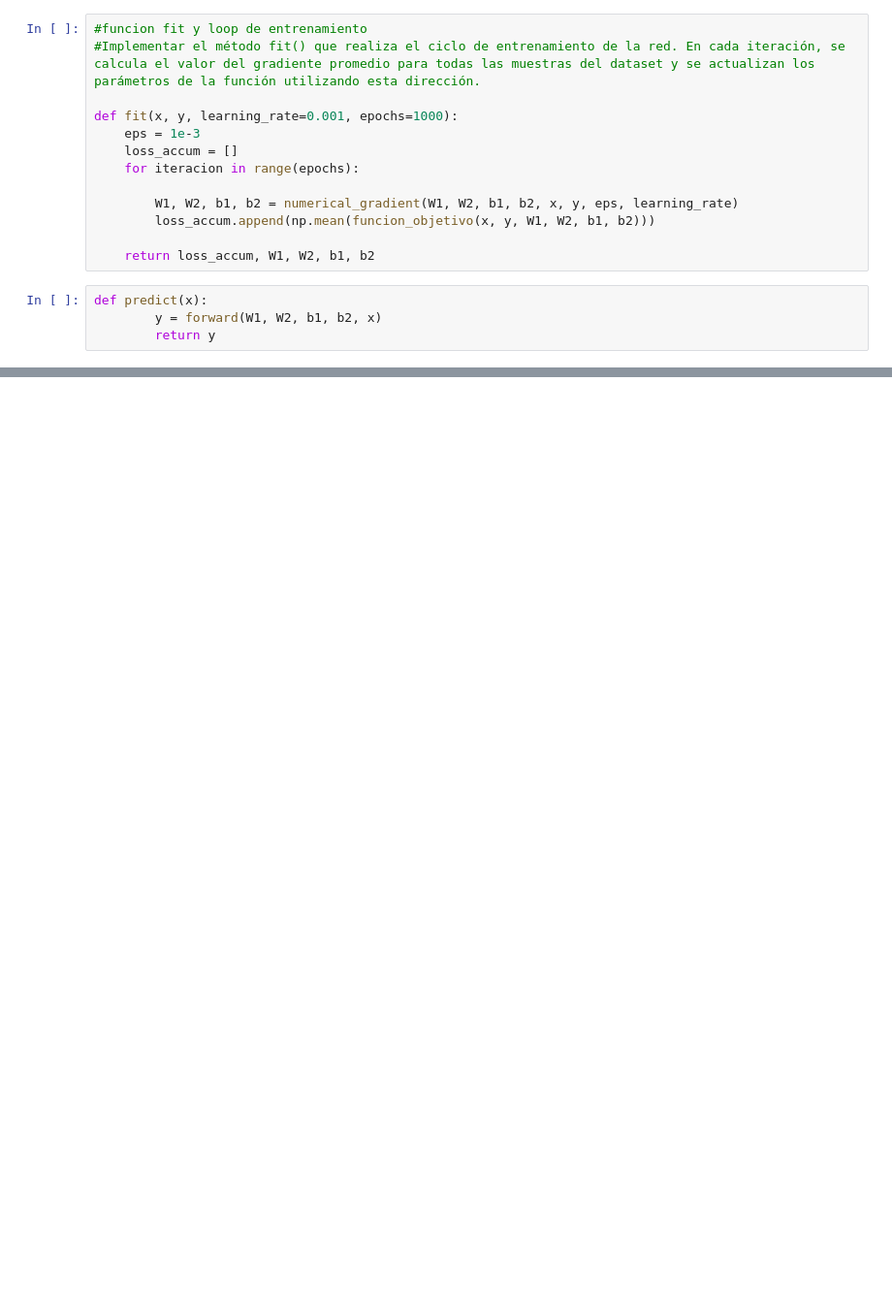
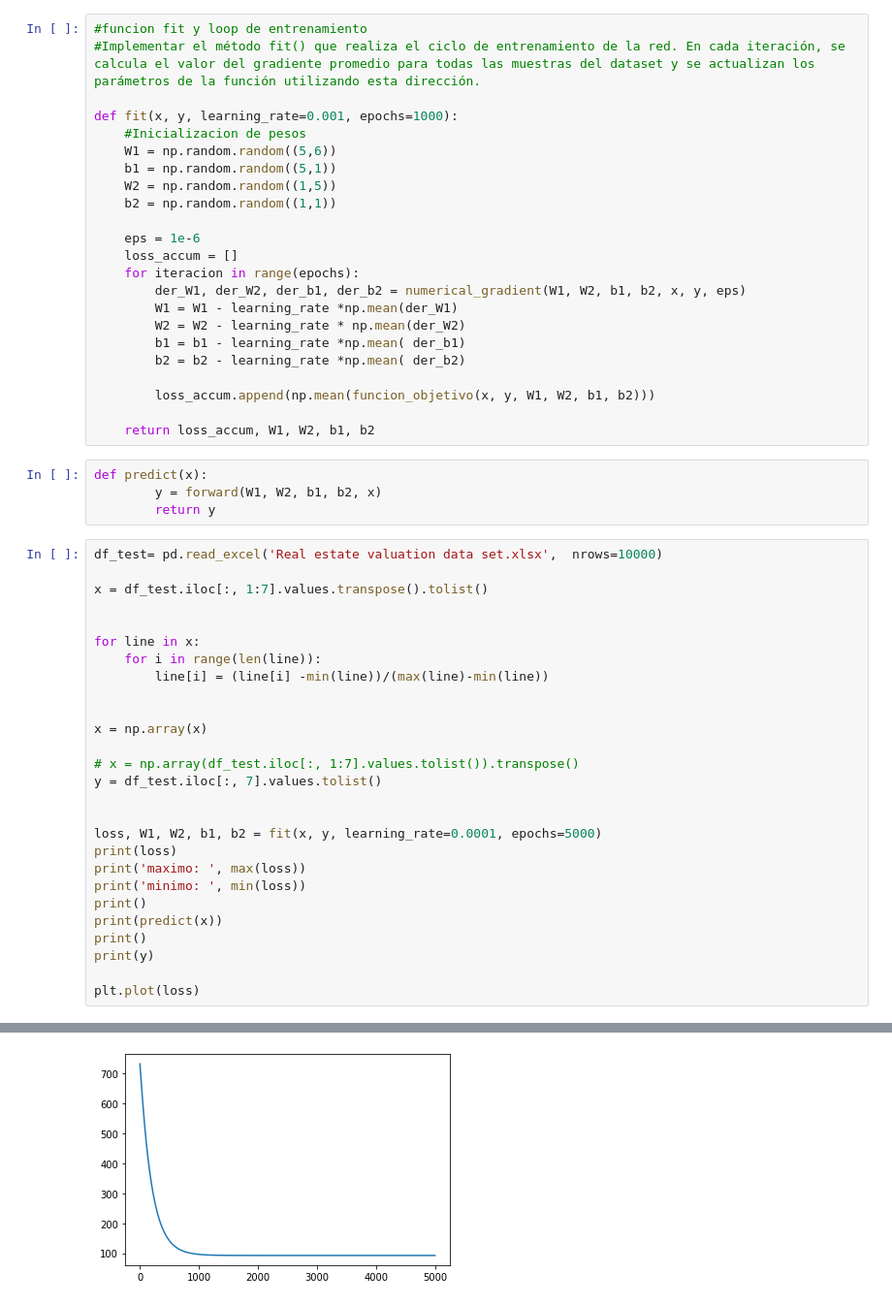
Before and after one commit to patogule/Tp2_metodos, a Jupyter notebook: template.ipynb, the cells around one changed output, grey strips where cells are left out. Shown: that part at 97% size. Saved outputs shown, nothing was run; the diff lists cells and outputs as text; blank space fills up the shorter version.

```diff
--- a/template.ipynb
+++ b/template.ipynb
@@ -49,11 +148,21 @@ def numerical_gradient(W1, W2, b1, b2, x, y, epsilon, alfa):
 #Implementar el método fit() que realiza el ciclo de entrenamiento de la red. En cada iteración, se calcula el valor del gradiente promedio para todas las muestras del dataset y se actualizan los parámetros de la función utilizando esta dirección.
 
 def fit(x, y, learning_rate=0.001, epochs=1000):
-    eps = 1e-3
+    #Inicializacion de pesos
+    W1 = np.random.random((5,6))
+    b1 = np.random.random((5,1))
+    W2 = np.random.random((1,5))
+    b2 = np.random.random((1,1))
+
+    eps = 1e-6
     loss_accum = []
     for iteracion in range(epochs):
+        der_W1, der_W2, der_b1, der_b2 = numerical_gradient(W1, W2, b1, b2, x, y, eps)
+        W1 = W1 - learning_rate *np.mean(der_W1)
+        W2 = W2 - learning_rate * np.mean(der_W2)
+        b1 = b1 - learning_rate *np.mean( der_b1)
+        b2 = b2 - learning_rate *np.mean( der_b2)
 
-        W1, W2, b1, b2 = numerical_gradient(W1, W2, b1, b2, x, y, eps, learning_rate)
         loss_accum.append(np.mean(funcion_objetivo(x, y, W1, W2, b1, b2)))
 
     return loss_accum, W1, W2, b1, b2
@@ -61,3 +170,31 @@ def fit(x, y, learning_rate=0.001, epochs=1000):
 def predict(x):
         y = forward(W1, W2, b1, b2, x)
         return y
+# %%
+df_test= pd.read_excel('Real estate valuation data set.xlsx',  nrows=10000)
+
+x = df_test.iloc[:, 1:7].values.transpose().tolist()
+
+
+for line in x:
+    for i in range(len(line)):
+        line[i] = (line[i] -min(line))/(max(line)-min(line))
+
+
+x = np.array(x)
+
+# x = np.array(df_test.iloc[:, 1:7].values.tolist()).transpose()
+y = df_test.iloc[:, 7].values.tolist()
+
+
+loss, W1, W2, b1, b2 = fit(x, y, learning_rate=0.0001, epochs=5000)
+print(loss)
+print('maximo: ', max(loss))
+print('minimo: ', min(loss))
+print()
+print(predict(x))
+print()
+print(y)
+
+plt.plot(loss)
+# %% [output]
@@ -63,0 +219 @@ def predict(x):
+[figure, added]
```
Also changed, not shown: parts of 7 cells of this notebook.
